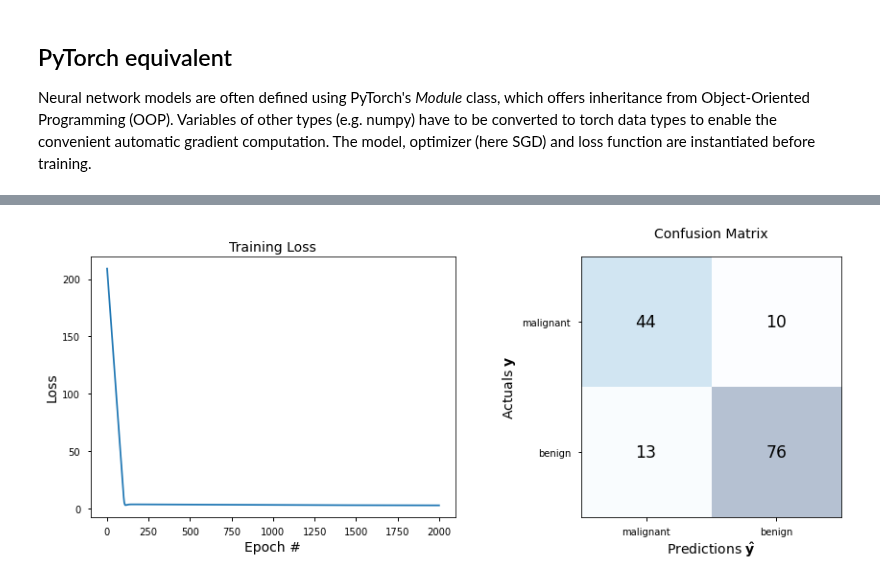
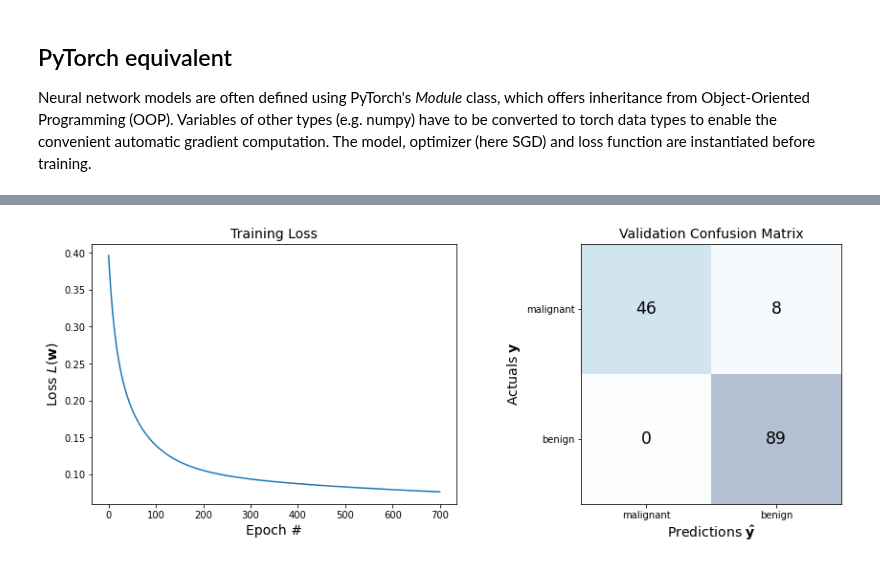
Before and after one commit to hahnec/optimizay, a Jupyter notebook: 06_stochastic_gradient.ipynb, the cells around one changed output, grey strips where cells are left out. Cells and saved outputs as stored; diff of their text form; code cells hidden in the pictures.

```diff
--- a/06_stochastic_gradient.ipynb
+++ b/06_stochastic_gradient.ipynb
@@ -276,13 +300,14 @@ MSEs are close enough with 0.0769 (test) and 0.1103 (train).
 Neural network models are often defined using PyTorch's *Module* class, which offers inheritance from Object-Oriented Programming (OOP). Variables of other types (e.g. numpy) have to be converted to torch data types to enable the convenient automatic gradient computation. The model, optimizer (here SGD) and loss function are instantiated before training.
 # %%
 import torch
+torch.manual_seed(1111)
 
 # define single layer model
 class SingleLayerNet(torch.nn.Module):
     def __init__(self, n_features):
         super(SingleLayerNet, self).__init__()
-        self.linear = torch.nn.Linear(n_features, 1, bias=False)
-        torch.nn.init.uniform_(self.linear.weight, 0, 1)
+        self.linear = torch.nn.Linear(n_features, 1, bias=True)
+        torch.nn.init.uniform_(self.linear.weight, 0, 1e-1)
 
     def forward(self, X):
         z = self.linear(X)
@@ -291,39 +316,39 @@ class SingleLayerNet(torch.nn.Module):
 # convert to torch data types
 train_Xt = torch.autograd.Variable(torch.FloatTensor(train_X))
 train_yt = torch.autograd.Variable(torch.FloatTensor(train_y))
-test_Xt = torch.autograd.Variable(torch.FloatTensor(test_X))
-test_yt = torch.autograd.Variable(torch.FloatTensor(test_y))
+val_Xt = torch.autograd.Variable(torch.FloatTensor(val_X))
+val_yt = torch.autograd.Variable(torch.FloatTensor(val_y))
 
 # instantiate model and loss
 model = SingleLayerNet(n_features=train_Xt.shape[1])
 optimizer = torch.optim.SGD(model.parameters(), lr=l_rate)
-criterion = torch.nn.BCEWithLogitsLoss()
+criterion = torch.nn.MSELoss()
 
 # training
 loss_list = []
 for epoch in range(epochs+1):
     # loop over data in batches
     for i_X, i_y in next_batch(train_Xt, train_yt, b_size):
-        optimizer.zero_grad()
         pred_y = model(i_X)
         loss = criterion(pred_y, i_y)
+        optimizer.zero_grad()
         loss.backward()
         optimizer.step()
     # track loss
-    loss_list.append(loss.detach())
-    if (epoch) % 500 == 0:
-        y_test_pred = model(test_Xt)
+    loss_list.append(loss.item())
+    if epoch % 100 == 0:
+        y_val_pred = model(val_Xt)
         y_train_pred = model(train_Xt)
-        test_loss = criterion(y_test_pred, test_yt)
+        val_loss = criterion(y_val_pred, val_yt)
         train_loss = criterion(y_train_pred, train_yt)
-        pred_yt = np.round(sigmoid_activation(y_test_pred.detach().numpy()), 0)
-        conf_mat = confusion_matrix(y_true=pred_yt, y_pred=test_yt.numpy())
-        test_acc = accuracy(conf_mat)
+        pred_yt = sigmoid(y_val_pred.detach().numpy()) >= tau
+        conf_mat = confusion_matrix(y_true=val_yt.numpy(), y_pred=pred_yt)
+        val_acc = accuracy(conf_mat)
         train_acc = accuracy(conf_mat)
         print(
             f'''epoch {epoch}
             Train set - loss: {np.round(train_loss.detach().numpy().astype('float'), 3)}, accuracy: {np.round(train_acc, 3)}
-            Test  set - loss: {np.round(test_loss.detach().numpy().astype('float'), 3)}, accuracy: {np.round(test_acc, 3)}
+            Validation  set - loss: {np.round(val_loss.detach().numpy().astype('float'), 3)}, accuracy: {np.round(val_acc, 3)}
             ''')
 
 if False:
@@ -351,28 +374,36 @@ epoch 2000
+# %%
+# threshold estimation
+from sklearn.metrics import roc_curve, auc
+fpr, tpr, thresholds = roc_curve(train_yt, model(train_Xt).detach())
+tau = thresholds[np.argmax(tpr - fpr)]
+
+# compute predictions from test set
+pred_yt = sigmoid(y_val_pred.detach()) >= tau
+# %%
+conf_mat = confusion_matrix(y_true=val_yt, y_pred=pred_yt)
 # %%
 fig, (ax1, ax2) = plt.subplots(1, 2, figsize=(15, 5))
 
 # plot loss function
 ax1.plot(range(len(loss_list)), loss_list)
 ax1.set_title('Training Loss', fontsize=14)
 ax1.set_xlabel('Epoch #', fontsize=14)
-ax1.set_ylabel('Loss', fontsize=14)
+ax1.set_ylabel('Loss $L(\mathbf{w})$', fontsize=14)
 
 # print confusion matrix
-pred_yt = np.round(sigmoid_activation(y_test_pred.detach().numpy()), 0)
-conf_mat = confusion_matrix(y_true=test_yt.numpy(), y_pred=pred_yt)
 ax2.matshow(conf_mat, cmap=plt.cm.Blues, alpha=0.3)
 for i in range(conf_mat.shape[0]):
     for j in range(conf_mat.shape[1]):
         ax2.text(x=j, y=i, s=conf_mat[i, j], va='center', ha='center', size='xx-large')
 
-ax2.set_title('Confusion Matrix', fontsize=14)
+ax2.set_title('Validation Confusion Matrix', fontsize=14)
 ax2.set_xlabel('Predictions $\mathbf{\hat{y}}$', fontsize=14)
 ax2.set_ylabel('Actuals $\mathbf{y}$', fontsize=14)
 ax2.set_yticks([0, 1])
 ax2.set_xticks([0, 1])
 ax2.set_yticklabels(class_labels)
 ax2.set_xticklabels(class_labels)
 ax2.tick_params(top=False, bottom=True, labeltop=False, labelbottom=True)
 plt.show()
 # %% [output]
-[figure, old version]
+[figure, new version]
```
Also changed, not shown: parts of 19 cells of this notebook, 1 other file.
